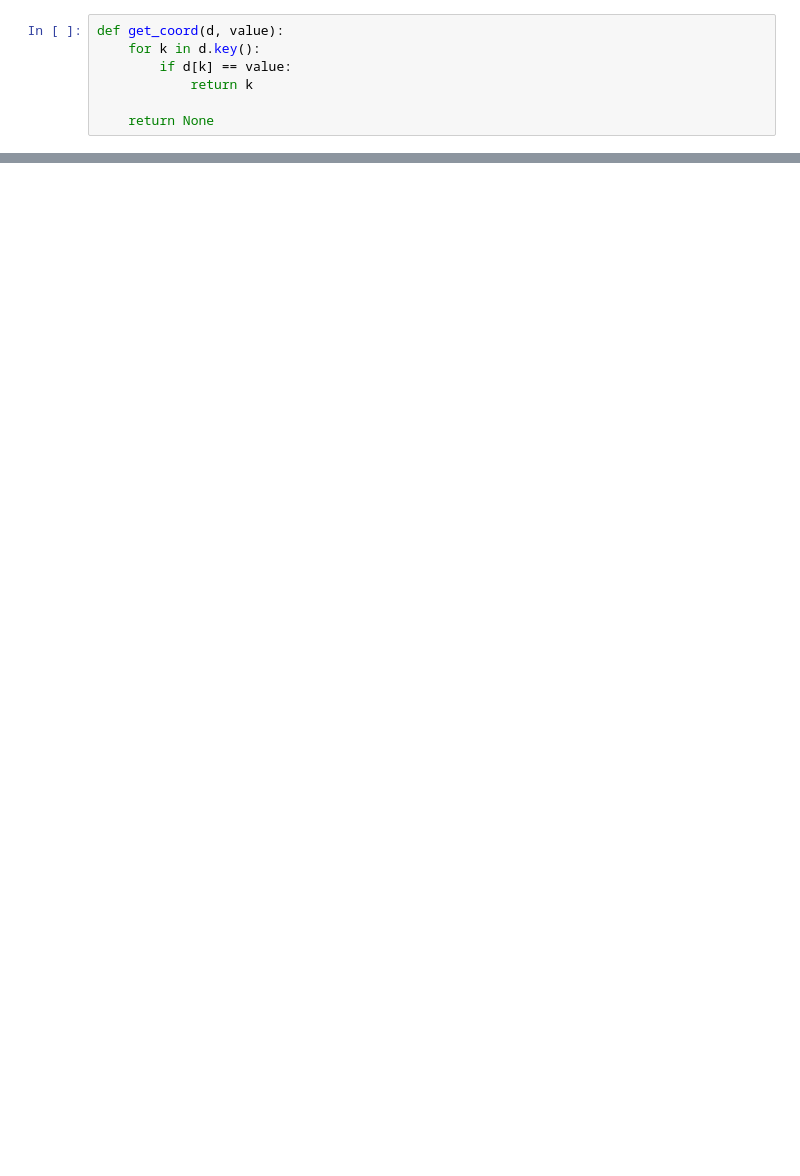
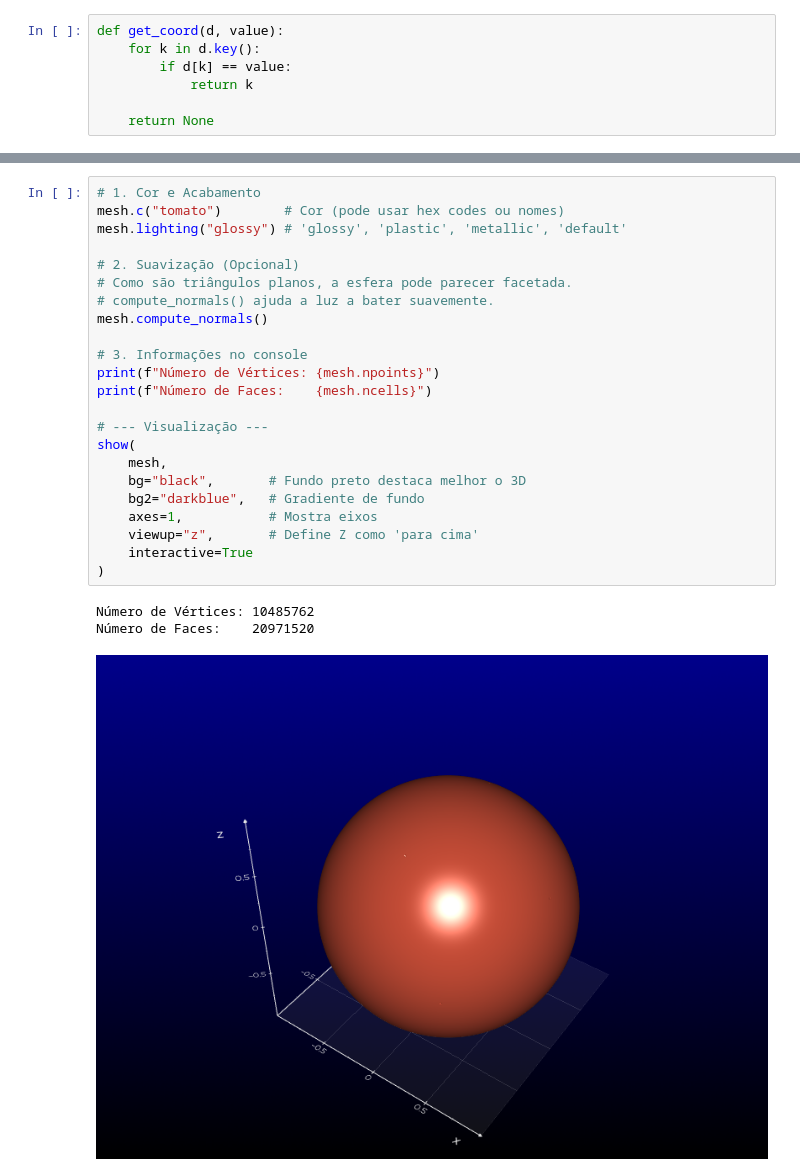
Before and after one commit to Igor-Roberto-Alves/Comp-graph, a Jupyter notebook: aaaa.ipynb, the cells around one changed output, grey strips where cells are left out. Saved outputs shown, nothing was run; the diff lists cells and outputs as text; blank space fills up the shorter version.

```diff
--- a/aaaa.ipynb
+++ b/aaaa.ipynb
@@ -206,3 +163,30 @@ AttributeError: 'obj' object has no attribute 'vlist'
+# %%
+# 1. Cor e Acabamento
+mesh.c("tomato")        # Cor (pode usar hex codes ou nomes)
+mesh.lighting("glossy") # 'glossy', 'plastic', 'metallic', 'default'
+
+# 2. Suavização (Opcional)
+# Como são triângulos planos, a esfera pode parecer facetada.
+# compute_normals() ajuda a luz a bater suavemente.
+mesh.compute_normals()
+
+# 3. Informações no console
+print(f"Número de Vértices: {mesh.npoints}")
+print(f"Número de Faces:    {mesh.ncells}")
+
+# --- Visualização ---
+show(
+    mesh,
+    bg="black",       # Fundo preto destaca melhor o 3D
+    bg2="darkblue",   # Gradiente de fundo
+    axes=1,           # Mostra eixos
+    viewup="z",       # Define Z como 'para cima'
+    interactive=True
+)
+# %% [output]
+Número de Vértices: 10485762
+Número de Faces:    20971520
+[figure, added]
 # %%
 !pip install open3d
 # %% [output]
```
Also changed, not shown: parts of 8 cells of this notebook, 21 other files.
